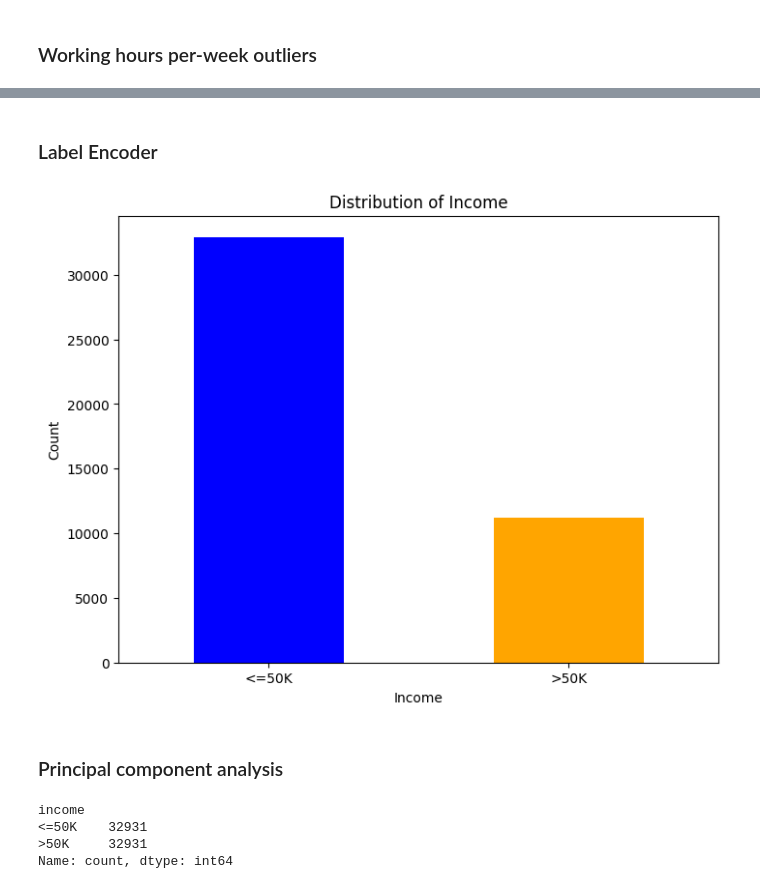
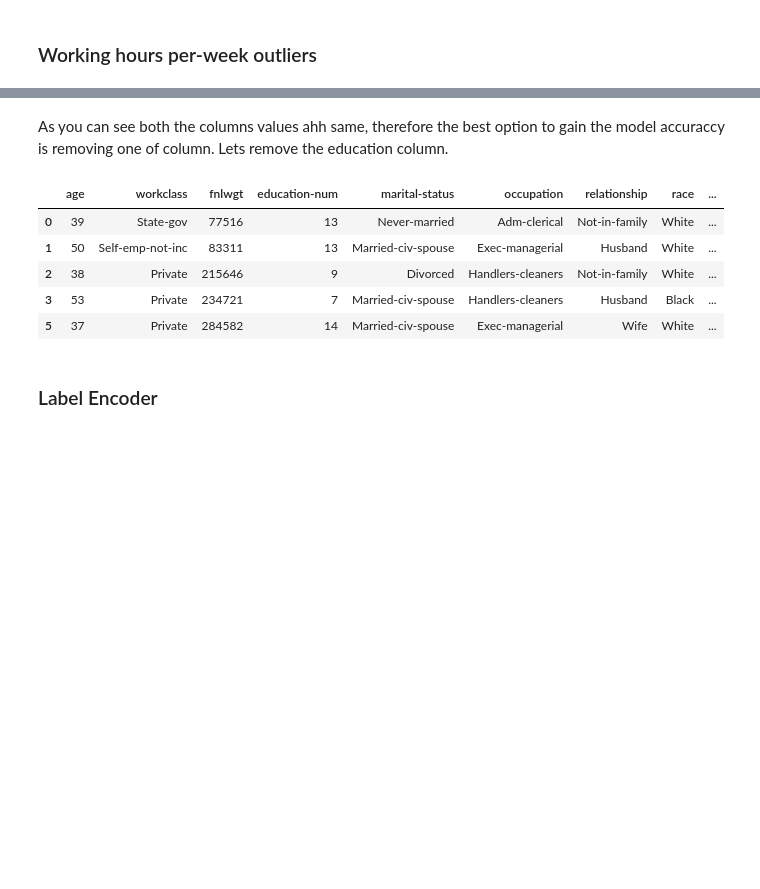
Before and after one commit to VanujaDesilva/IncomePrediction-ML-Models, a Jupyter notebook: Data Pre Processing.ipynb, the cells around one changed output, grey strips where cells are left out. Saved outputs shown, nothing was run; the diff lists cells and outputs as text; code cells hidden in the pictures; blank space fills up the shorter version.

```diff
--- a/Data Pre Processing.ipynb
+++ b/Data Pre Processing.ipynb
@@ -475,8 +630,20 @@ data.head()
+# %% [markdown]
+As you can see both the columns values ahh same, therefore the best option to gain the model accuraccy is removing one of column. Lets remove the education column.
+# %%
+data.drop(columns=['education'], inplace=True)
+data.head()
+# %% [output]
+|  | age | workclass | fnlwgt | education-num | marital-status | occupation | relationship | race | ... |
+| 0 | 39 | State-gov | 77516 | 13 | Never-married | Adm-clerical | Not-in-family | White | ... |
+| 1 | 50 | Self-emp-not-inc | 83311 | 13 | Married-civ-spouse | Exec-managerial | Husband | White | ... |
+| 2 | 38 | Private | 215646 | 9 | Divorced | Handlers-cleaners | Not-in-family | White | ... |
+| 3 | 53 | Private | 234721 | 7 | Married-civ-spouse | Handlers-cleaners | Husband | Black | ... |
+| 5 | 37 | Private | 284582 | 14 | Married-civ-spouse | Exec-managerial | Wife | White | ... |
 # %% [markdown]
 ### Label Encoder
 # %%
 # Define the categorical columns to be encoded
-categorical_columns = ['workclass','education','marital-status','occupation','relationship','race','sex','income']
+categorical_columns = ['workclass','marital-status','occupation','relationship','race','sex','income']
 
 # Initialize LabelEncoder
 label_encoder = LabelEncoder()
@@ -484,7 +651,3 @@ label_encoder = LabelEncoder()
 # Apply LabelEncoder to each categorical column
 for column in categorical_columns:
     data[column] = label_encoder.fit_transform(data[column])
-# %% [output]
-[figure, removed]
-# %% [markdown]
-### Principal component analysis
@@ -496,11 +653,0 @@ pca.fit(data.drop(columns=["income"]))
-# %%
-cumulative_variance = np.cumsum(pca.explained_variance_ratio_)
-
-num_components = np.argmax(cumulative_variance >= 0.95) + 1
-
-print("Number of components to capture 95% of variance :", num_components)
-# %% [output]
-income
-<=50K    32931
->50K     32931
-Name: count, dtype: int64
```
Also changed, not shown: parts of 82 cells of this notebook.
